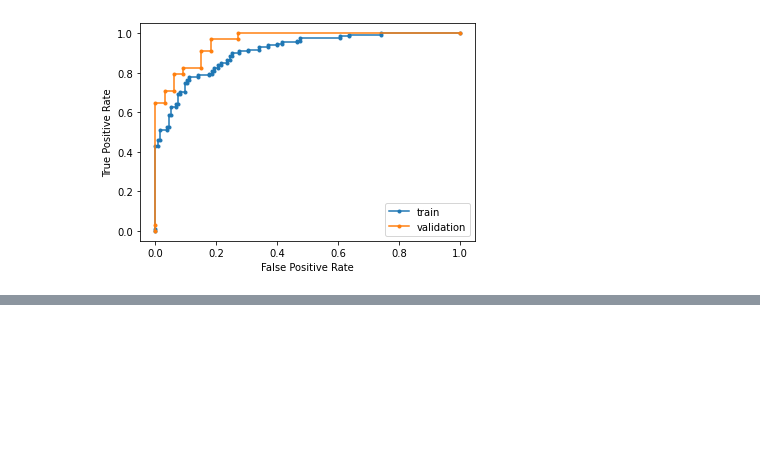
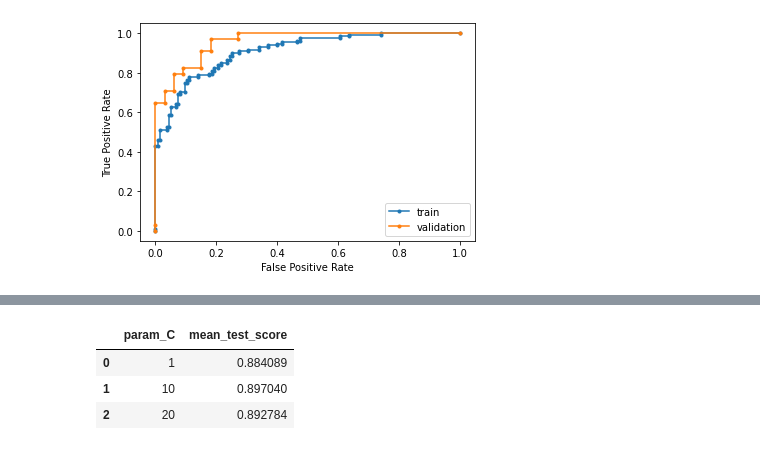
Before and after one commit to pedrogomez97/IDAL_IA3_UV, a Jupyter notebook: PENGUIN_EJERCICIO.ipynb, the cells around one changed output, grey strips where cells are left out. Cells and saved outputs as stored; diff of their text form; code cells hidden in the pictures; blank space fills up the shorter version.

```diff
--- a/PENGUIN_EJERCICIO.ipynb
+++ b/PENGUIN_EJERCICIO.ipynb
@@ -118,0 +217,8 @@ ROC CURVE
+# %%
+df2 = pd.DataFrame(rnds.cv_results_)
+df2[['param_C','mean_test_score']]
+# %% [output]
+|  | param_C | mean_test_score |
+| 0 | 1 | 0.884089 |
+| 1 | 10 | 0.897040 |
+| 2 | 20 | 0.892784 |
```
Also changed, not shown: parts of 22 cells of this notebook.
